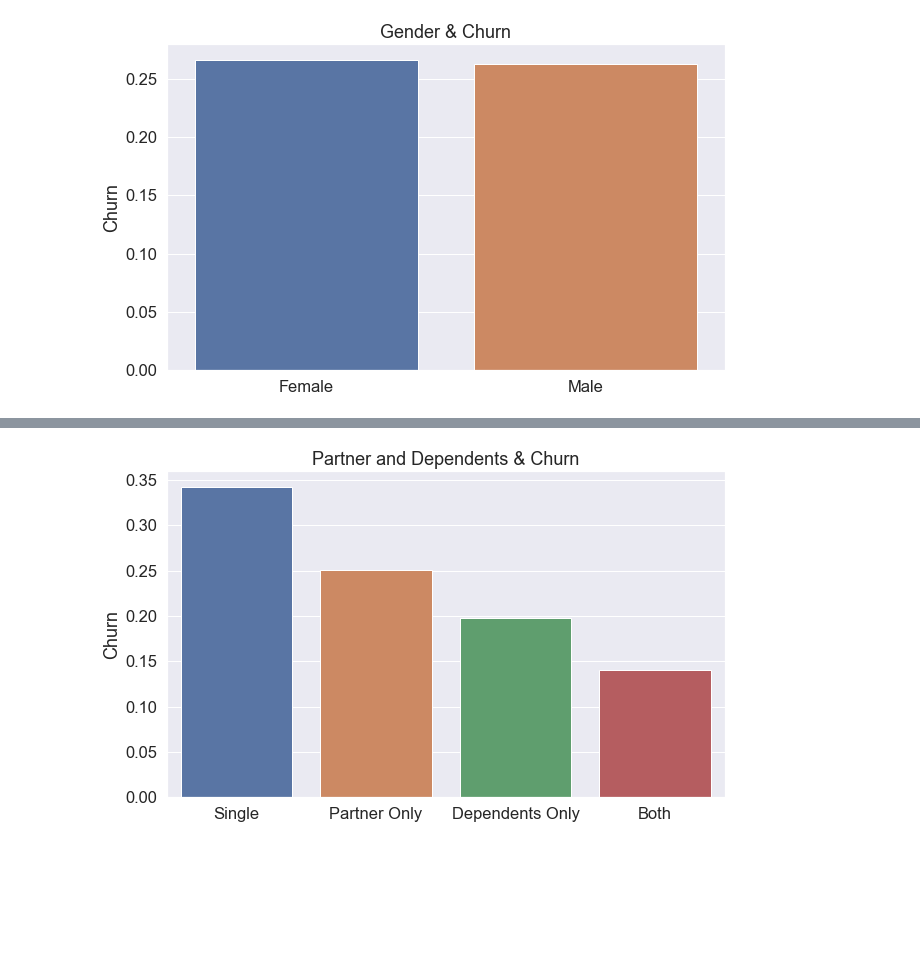
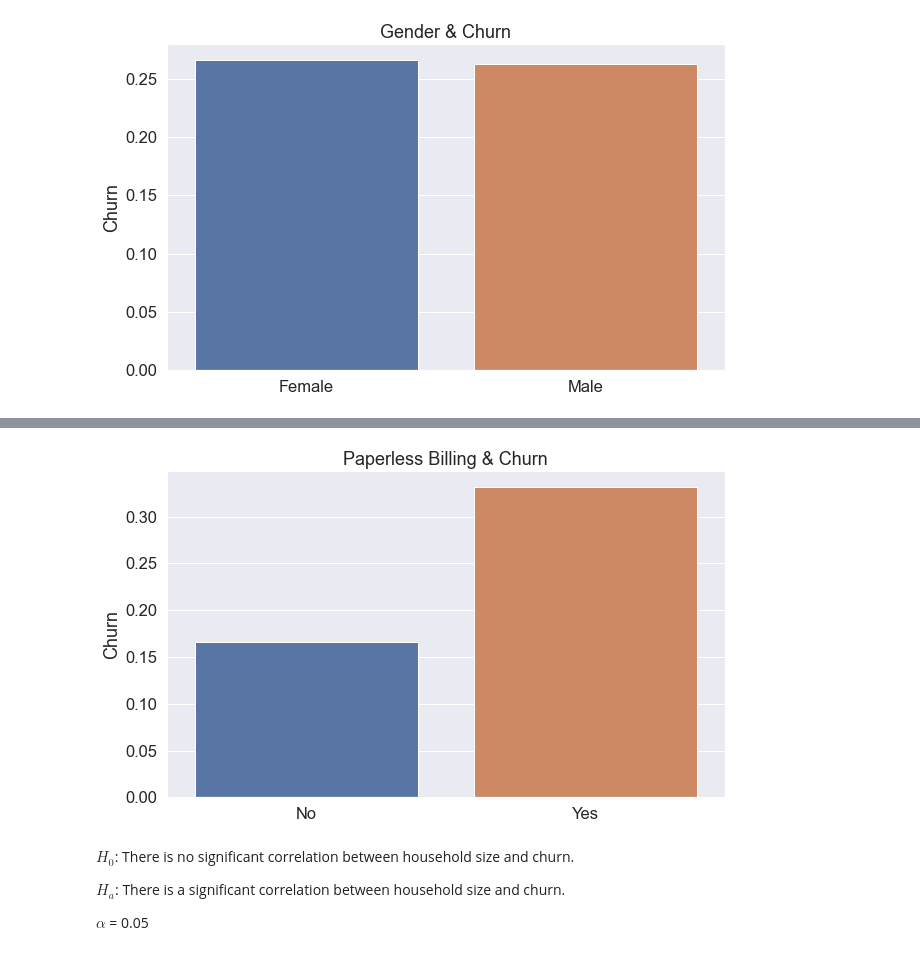
Before and after one commit to sonny-chase-nick-classification-project/telco_classification, a Jupyter notebook: Why_are_our_customers_churning.ipynb, the cells around one changed output, grey strips where cells are left out. Saved outputs shown, nothing was run; the diff lists cells and outputs as text; code cells hidden in the pictures; blank space fills up the shorter version.

```diff
--- a/Why_are_our_customers_churning.ipynb
+++ b/Why_are_our_customers_churning.ipynb
@@ -370,0 +414,10 @@ plt.show()
+# %%
+sns.set(font_scale=1.5)
+plt.figure(figsize=(10,6))
+sns.barplot(X_train.device_protection, X_train.churn, data=X_train, ci = None)
+plt.title('Device Protection & Churn')
+plt.ylabel('Churn')
+plt.xlabel('')
+plt.xticks(np.arange(3), ('No', 'No Internet Service', 'Yes'))
+
+plt.show()
@@ -370,0 +426,10 @@ plt.show()
+# %%
+sns.set(font_scale=1.5)
+plt.figure(figsize=(10,6))
+sns.barplot(X_train.streaming_tv, X_train.churn, data=X_train, ci = None)
+plt.title('Streaming TV & Churn')
+plt.ylabel('Churn')
+plt.xlabel('')
+plt.xticks(np.arange(3), ('No', 'No Internet Service', 'Yes'))
+
+plt.show()
@@ -370,0 +438,10 @@ plt.show()
+# %%
+sns.set(font_scale=1.5)
+plt.figure(figsize=(10,6))
+sns.barplot(X_train.streaming_movies, X_train.churn, data=X_train, ci = None)
+plt.title('Streaming Movies & Churn')
+plt.ylabel('Churn')
+plt.xlabel('')
+plt.xticks(np.arange(3), ('No', 'No Internet Service', 'Yes'))
+
+plt.show()
@@ -371,12 +450,12 @@ plt.show()
 # %%
 sns.set(font_scale=1.5)
 plt.figure(figsize=(10,6))
-sns.barplot(X_train.partner_and_dependents, X_train.churn, data=X_train, ci = None)
-plt.title('Partner and Dependents & Churn')
+sns.barplot(X_train.paperless_billing, X_train.churn, data=X_train, ci = None)
+plt.title('Paperless Billing & Churn')
 plt.ylabel('Churn')
 plt.xlabel('')
-plt.xticks(np.arange(4), ('Single', 'Partner Only', 'Dependents Only', 'Both'))
+plt.xticks(np.arange(2), ('No', 'Yes'))
 
 plt.show()
 # %% [output]
-[figure, old version]
+[figure, new version]
@@ -382,0 +465,6 @@ plt.show()
+# %% [markdown]
+$H_0$: There is no significant correlation between household size and churn.
+
+$H_a$: There is a significant correlation between household size and churn.
+
+$\alpha$ = 0.05
```
Also changed, not shown: parts of 21 cells of this notebook.
